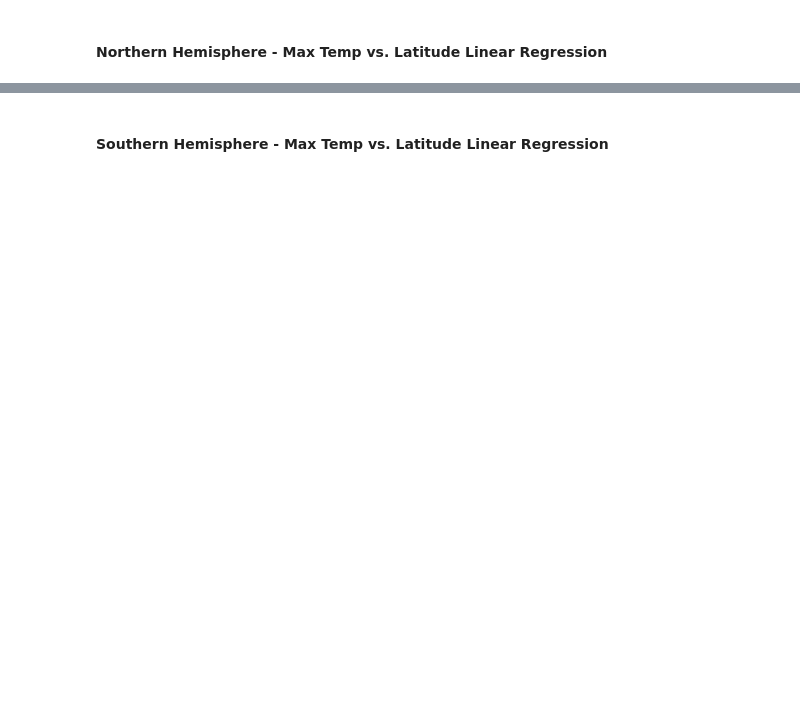
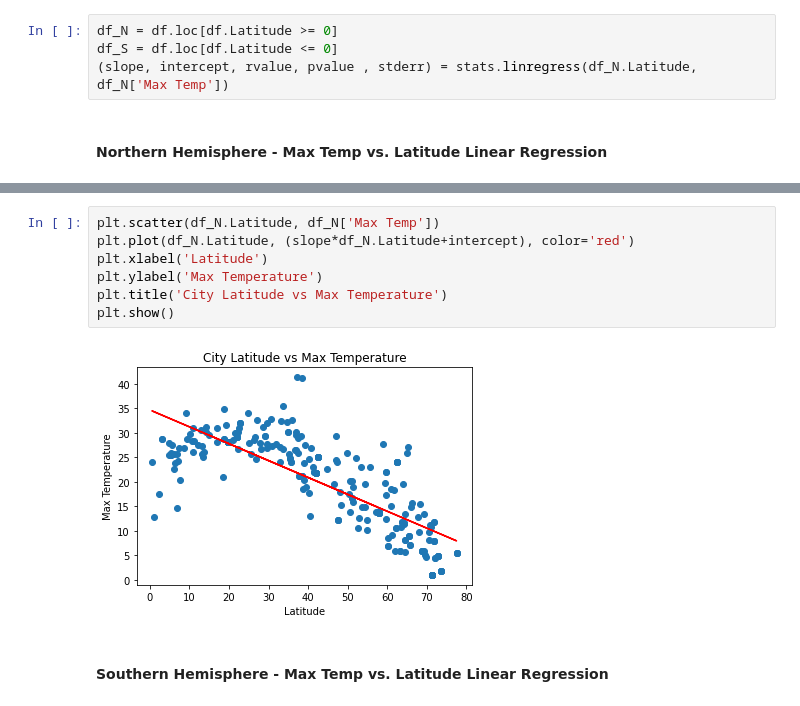
Before and after one commit to DataTortuga/python-api-challenge, a Jupyter notebook: WeatherPy/WeatherPy.ipynb, the cells around one changed output, grey strips where cells are left out. Drawn from its saved outputs; the diff is of its cells as text; blank space fills up the shorter version.

```diff
--- a/WeatherPy/WeatherPy.ipynb
+++ b/WeatherPy/WeatherPy.ipynb
@@ -191,4 +220,8 @@ plt.show()
 # %% [markdown]
 ## Linear Regression
+# %%
+df_N = df.loc[df.Latitude >= 0]
+df_S = df.loc[df.Latitude <= 0]
+(slope, intercept, rvalue, pvalue , stderr) = stats.linregress(df_N.Latitude, df_N['Max Temp'])
 # %% [markdown]
 ####  Northern Hemisphere - Max Temp vs. Latitude Linear Regression
@@ -199,2 +228,11 @@ The r-value is: 0.46937863826630627
+# %%
+plt.scatter(df_N.Latitude, df_N['Max Temp'])
+plt.plot(df_N.Latitude, (slope*df_N.Latitude+intercept), color='red')
+plt.xlabel('Latitude')
+plt.ylabel('Max Temperature')
+plt.title('City Latitude vs Max Temperature')
+plt.show()
+# %% [output]
+[figure, added]
 # %% [markdown]
 ####  Southern Hemisphere - Max Temp vs. Latitude Linear Regression
```
Also changed, not shown: parts of 24 cells of this notebook.
